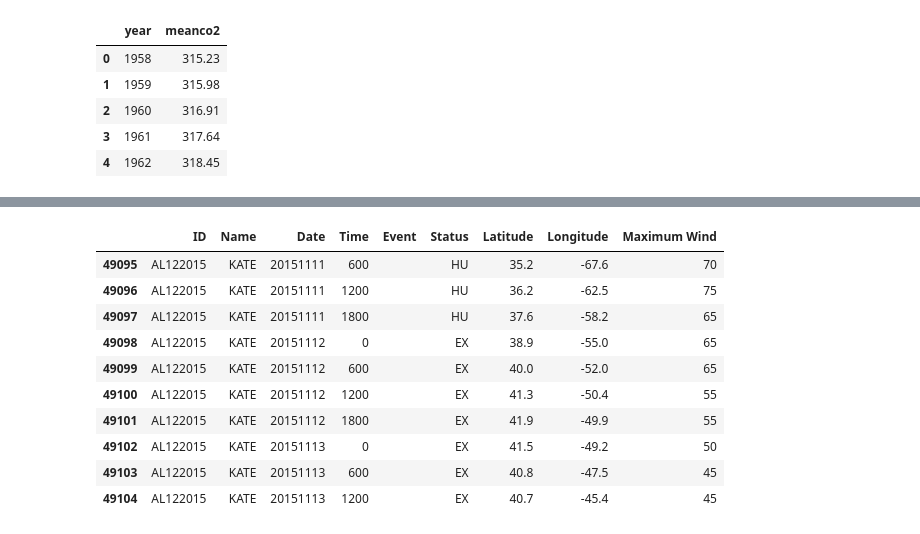
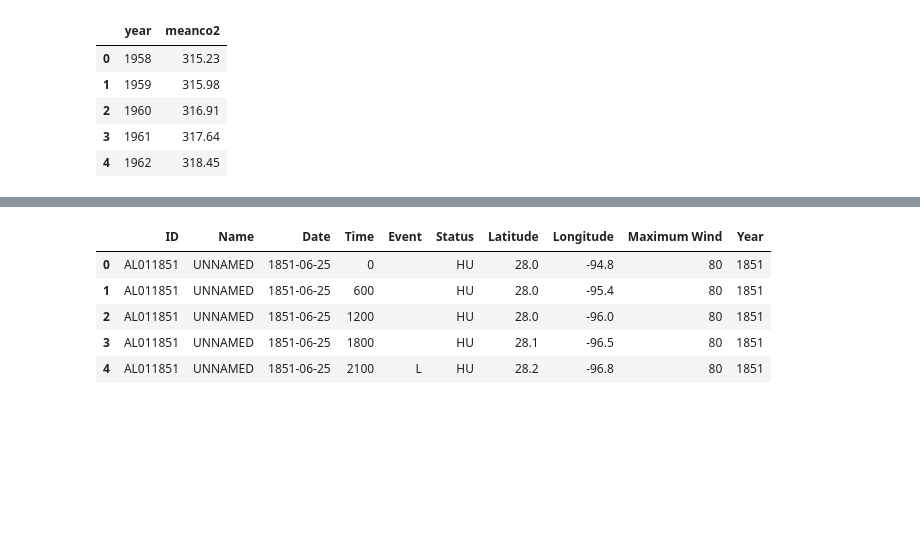
Before and after one commit to carlymckelvy/climate-change, a Jupyter notebook: EH_notebook.ipynb, the cells around one changed output, grey strips where cells are left out. Cells and saved outputs as stored; diff of their text form; code cells hidden in the pictures; blank space fills up the shorter version.

```diff
--- a/EH_notebook.ipynb
+++ b/EH_notebook.ipynb
@@ -297,15 +154,16 @@ See the caveats in the documentation: https://pandas.pydata.org/pandas-docs/stab
-# %%
-cleanHurr = cropHurr
-cleanHurr.tail(10)
-# %% [output]
-|  | ID | Name | Date | Time | Event | Status | Latitude | Longitude | Maximum Wind |
-| 49095 | AL122015 | KATE | 20151111 | 600 |  | HU | 35.2 | -67.6 | 70 |
-| 49096 | AL122015 | KATE | 20151111 | 1200 |  | HU | 36.2 | -62.5 | 75 |
-| 49097 | AL122015 | KATE | 20151111 | 1800 |  | HU | 37.6 | -58.2 | 65 |
-| 49098 | AL122015 | KATE | 20151112 | 0 |  | EX | 38.9 | -55.0 | 65 |
-| 49099 | AL122015 | KATE | 20151112 | 600 |  | EX | 40.0 | -52.0 | 65 |
-| 49100 | AL122015 | KATE | 20151112 | 1200 |  | EX | 41.3 | -50.4 | 55 |
-| 49101 | AL122015 | KATE | 20151112 | 1800 |  | EX | 41.9 | -49.9 | 55 |
-| 49102 | AL122015 | KATE | 20151113 | 0 |  | EX | 41.5 | -49.2 | 50 |
-| 49103 | AL122015 | KATE | 20151113 | 600 |  | EX | 40.8 | -47.5 | 45 |
-| 49104 | AL122015 | KATE | 20151113 | 1200 |  | EX | 40.7 | -45.4 | 45 |
+# %%
+#MAIN HURRICANE DATASET TO USE
+#TO DO:  reformat date and add year column
+cleanHurr = cropHurr
+# cleanHurr = cleanHurr["Date"].dt.strftime("%m/%d/%y")
+cleanHurr['Date'] = pd.to_datetime(cleanHurr['Date'].astype('str'), format = '%Y/%m/%d')
+cleanHurr["Year"] = cleanHurr["Date"].astype(str).str[:-6]
+cleanHurr.to_csv("static/data/cleanHurr.csv", encoding='utf-8')
+cleanHurr.head()
+# %% [output]
+|  | ID | Name | Date | Time | Event | Status | Latitude | Longitude | Maximum Wind | Year |
+| 0 | AL011851 | UNNAMED | 1851-06-25 | 0 |  | HU | 28.0 | -94.8 | 80 | 1851 |
+| 1 | AL011851 | UNNAMED | 1851-06-25 | 600 |  | HU | 28.0 | -95.4 | 80 | 1851 |
+| 2 | AL011851 | UNNAMED | 1851-06-25 | 1200 |  | HU | 28.0 | -96.0 | 80 | 1851 |
+| 3 | AL011851 | UNNAMED | 1851-06-25 | 1800 |  | HU | 28.1 | -96.5 | 80 | 1851 |
+| 4 | AL011851 | UNNAMED | 1851-06-25 | 2100 | L | HU | 28.2 | -96.8 | 80 | 1851 |
```
Also changed, not shown: parts of 45 cells of this notebook, 9 other files.
